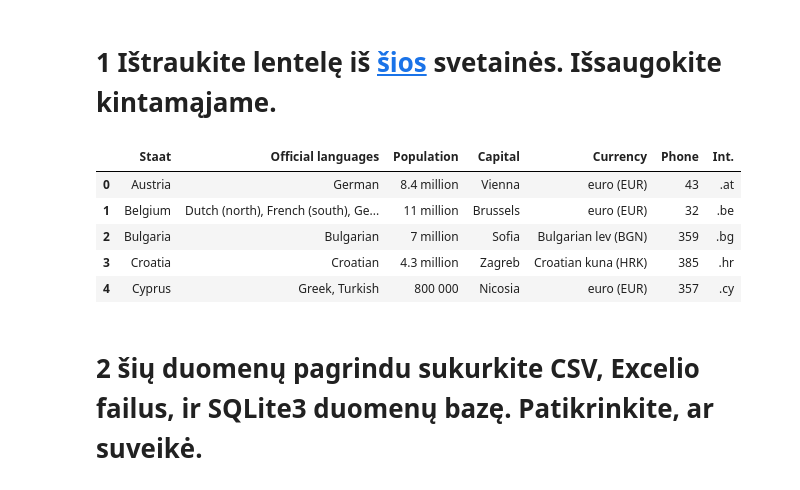
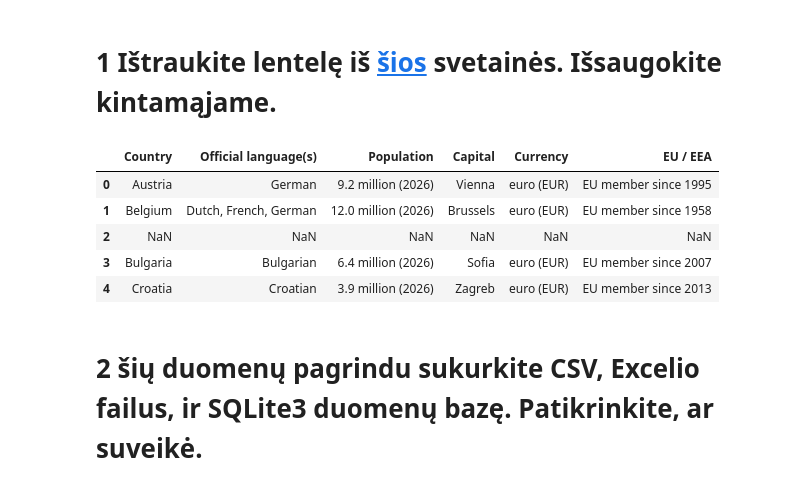
Before and after one commit to robotautas/kursas, a Jupyter notebook: Pandas/Pandas_atsakymai3.ipynb, the cells around one changed output. Saved outputs shown, nothing was run; the diff lists cells and outputs as text; code cells hidden in the pictures.

```diff
--- a/Pandas/Pandas_atsakymai3.ipynb
+++ b/Pandas/Pandas_atsakymai3.ipynb
@@ -8,12 +8,12 @@ import pandas as pd
 # %%
 html = pd.read_html('https://work.studentnews.eu/s/3695/75547-European-countries-the-table-language-population-capital-currency-phone-code-internet-code.htm')
 # %%
-html[1].head()
+html[0].head()
 # %% [output]
-|  | Staat | Official languages | Population | Capital | Currency | Phone | Int. |
-| 0 | Austria | German | 8.4 million | Vienna | euro (EUR) | 43 | .at |
-| 1 | Belgium | Dutch (north), French (south), Ge... | 11 million | Brussels | euro (EUR) | 32 | .be |
-| 2 | Bulgaria | Bulgarian | 7 million | Sofia | Bulgarian lev (BGN) | 359 | .bg |
-| 3 | Croatia | Croatian | 4.3 million | Zagreb | Croatian kuna (HRK) | 385 | .hr |
-| 4 | Cyprus | Greek, Turkish | 800 000 | Nicosia | euro (EUR) | 357 | .cy |
+|  | Country | Official language(s) | Population | Capital | Currency | EU / EEA |
+| 0 | Austria | German | 9.2 million (2026) | Vienna | euro (EUR) | EU member since 1995 |
+| 1 | Belgium | Dutch, French, German | 12.0 million (2026) | Brussels | euro (EUR) | EU member since 1958 |
+| 2 | NaN | NaN | NaN | NaN | NaN | NaN |
+| 3 | Bulgaria | Bulgarian | 6.4 million (2026) | Sofia | euro (EUR) | EU member since 2007 |
+| 4 | Croatia | Croatian | 3.9 million (2026) | Zagreb | euro (EUR) | EU member since 2013 |
 # %%
```
Also changed, not shown: parts of 13 cells of this notebook.
